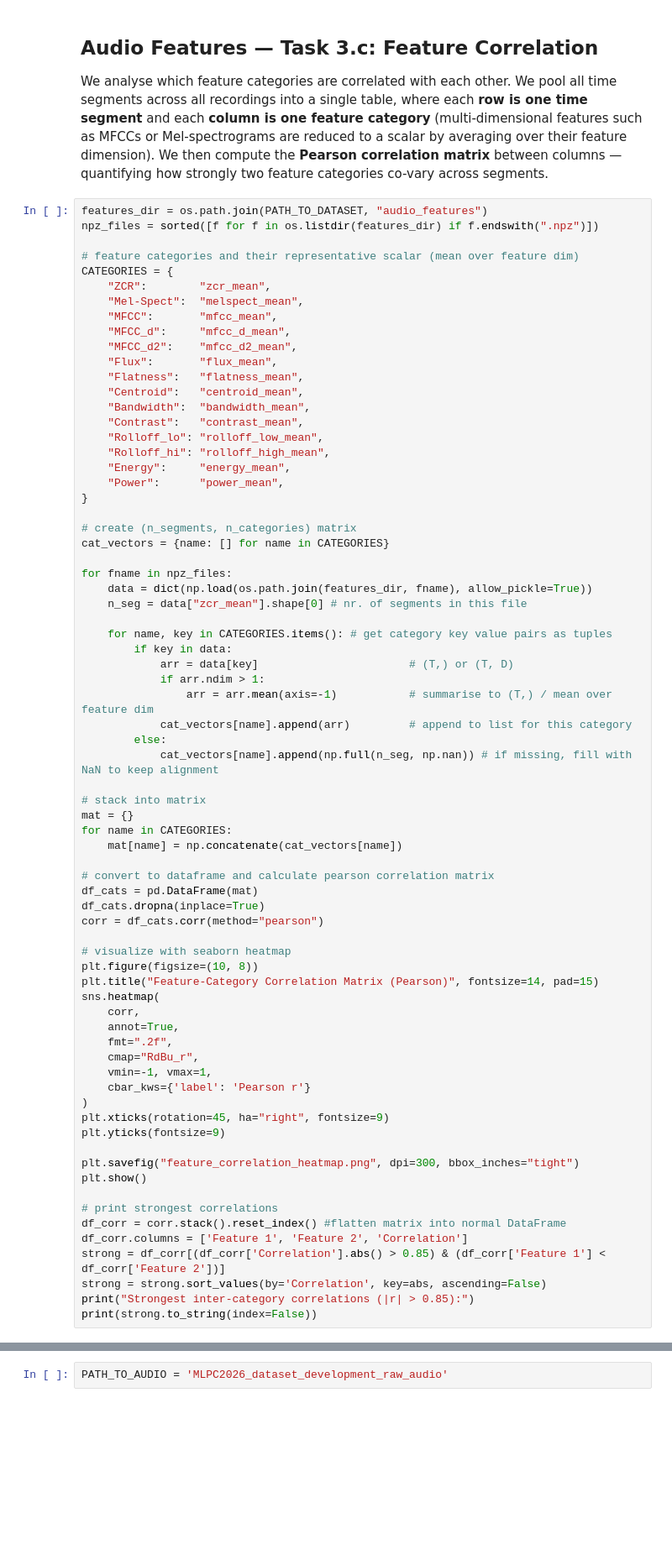
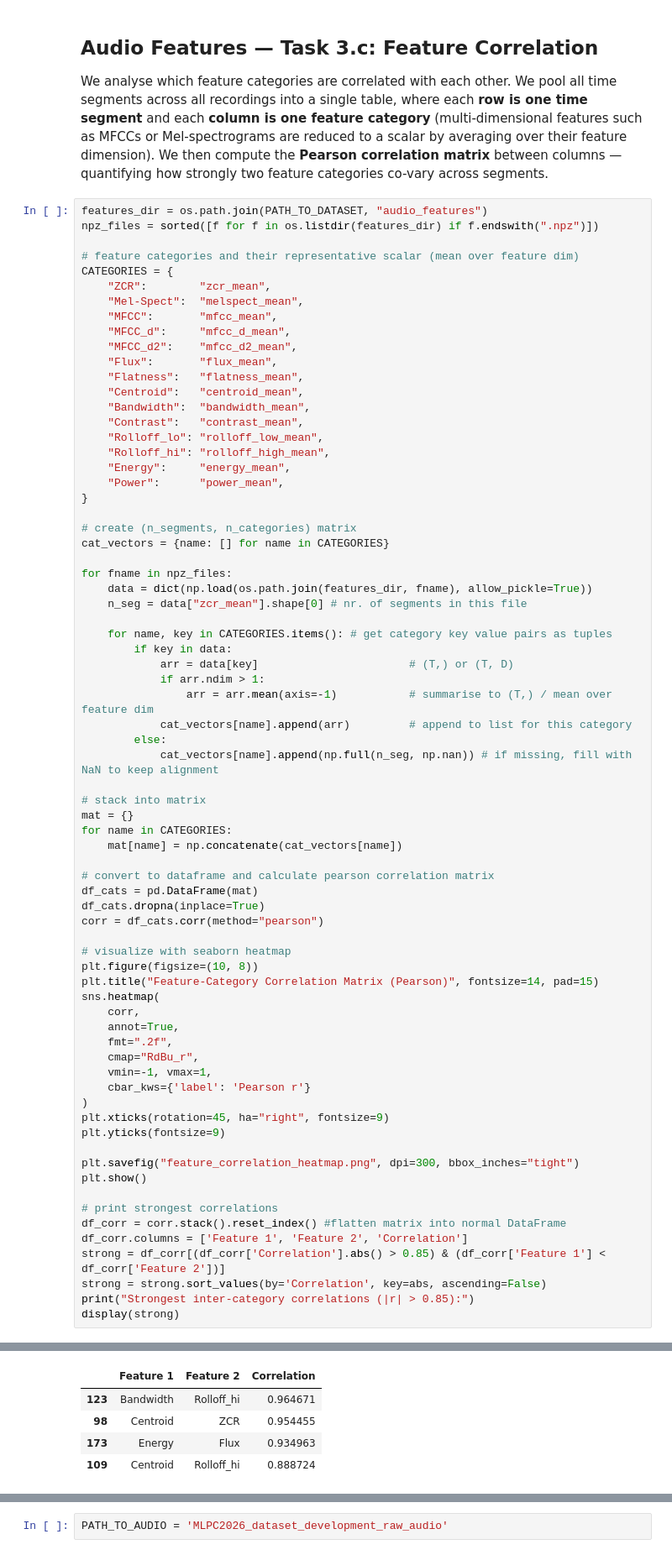
Before and after one commit to LaurinSiebert/mlpc_project, a Jupyter notebook: notebooks/01_data_exploration.ipynb, the cells around one changed output, grey strips where cells are left out. Shown at 84% size. Saved outputs shown, nothing was run; the diff lists cells and outputs as text; blank space fills up the shorter version.

```diff
--- a/notebooks/01_data_exploration.ipynb
+++ b/notebooks/01_data_exploration.ipynb
@@ -1157,7 +1157,7 @@ df_corr.columns = ['Feature 1', 'Feature 2', 'Correlation']
 strong = df_corr[(df_corr['Correlation'].abs() > 0.85) & (df_corr['Feature 1'] < df_corr['Feature 2'])]
 strong = strong.sort_values(by='Correlation', key=abs, ascending=False)
 print("Strongest inter-category correlations (|r| > 0.85):")
-print(strong.to_string(index=False))
+display(strong)
 # %% [output]
 [figure]
 Strongest inter-category correlations (|r| > 0.85):
@@ -1169,3 +1164,8 @@ Bandwidth Rolloff_hi     0.964671
+|  | Feature 1 | Feature 2 | Correlation |
+| 123 | Bandwidth | Rolloff_hi | 0.964671 |
+| 98 | Centroid | ZCR | 0.954455 |
+| 173 | Energy | Flux | 0.934963 |
+| 109 | Centroid | Rolloff_hi | 0.888724 |
 # %% [markdown]
 ## 9. Audio Feature Visualizations
 
```
Also changed, not shown: parts of 1 cell of this notebook, 1 other file.
